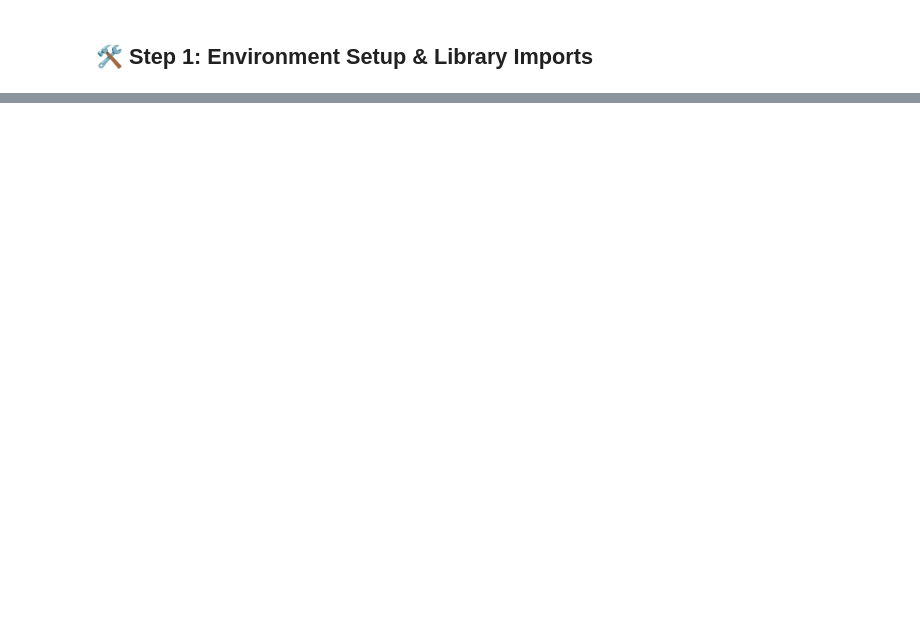
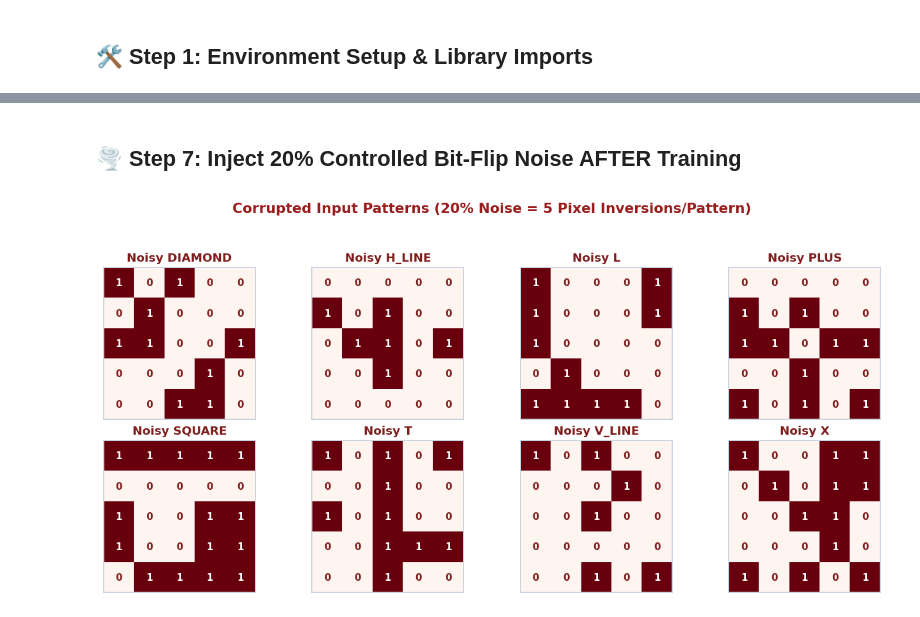
Before and after one commit to rukeshsg/Binary-Pattern-Learning-Using-a-Boltzmann-Machine, a Jupyter notebook: notebooks/Boltzmann_Analysis.ipynb, the cells around one changed output, grey strips where cells are left out. Saved outputs shown, nothing was run; the diff lists cells and outputs as text; code cells hidden in the pictures; blank space fills up the shorter version.

```diff
--- a/notebooks/Boltzmann_Analysis.ipynb
+++ b/notebooks/Boltzmann_Analysis.ipynb
@@ -499,0 +303,38 @@ plt.show()
+# %% [markdown]
+## 🌪️ Step 7: Inject 20% Controlled Bit-Flip Noise AFTER Training
+# %%
+def add_controlled_noise(clean_matrix, noise_fraction=0.20, seed=42):
+    rng = np.random.RandomState(seed)
+    noisy_matrix = np.copy(clean_matrix)
+    n_samples, n_pixels = clean_matrix.shape
+    k_flips = int(round(noise_fraction * n_pixels))
+    for i in range(n_samples):
+        flip_indices = rng.choice(n_pixels, size=k_flips, replace=False)
+        noisy_matrix[i, flip_indices] = 1.0 - noisy_matrix[i, flip_indices]
+    return noisy_matrix, k_flips
+
+canonical_X = np.array([canonical_dict[p] for p in pattern_names])
+noisy_canonical_X, k_flips = add_controlled_noise(canonical_X, noise_fraction=0.20, seed=SEED)
+noisy_dict = {p: noisy_canonical_X[idx] for idx, p in enumerate(pattern_names)}
+
+fig, axes = plt.subplots(2, 4, figsize=(11, 5.5))
+fig.suptitle(f"Corrupted Input Patterns (20% Noise = {k_flips} Pixel Inversions/Pattern)",
+             fontsize=13, fontweight='bold', y=0.98, color='#991b1b')
+
+for idx, name in enumerate(pattern_names):
+    ax = axes[idx // 4, idx % 4]
+    grid = noisy_dict[name].reshape(5, 5)
+    ax.imshow(grid, cmap='Reds', vmin=0, vmax=1, interpolation='nearest')
+    for r in range(5):
+        for c in range(5):
+            val = int(grid[r, c])
+            ax.text(c, r, str(val), ha='center', va='center', fontsize=9,
+                    fontweight='bold', color='white' if val == 1 else '#7f1d1d')
+    ax.set_title(f"Noisy {name}", fontsize=11, fontweight='bold', pad=6, color='#7f1d1d')
+    ax.set_xticks([])
+    ax.set_yticks([])
+
+plt.tight_layout(rect=[0, 0.03, 1, 0.94])
+plt.show()
+# %% [output]
+[figure, added]
```
Also changed, not shown: parts of 39 cells of this notebook, 7 other files.
